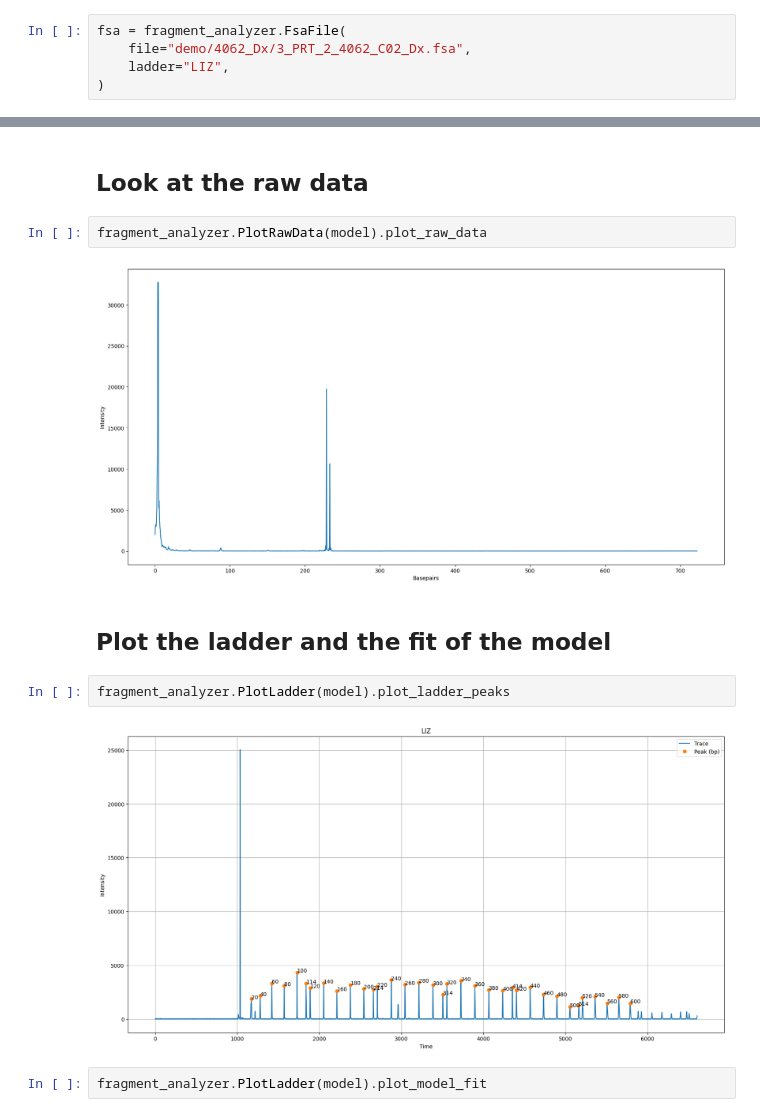
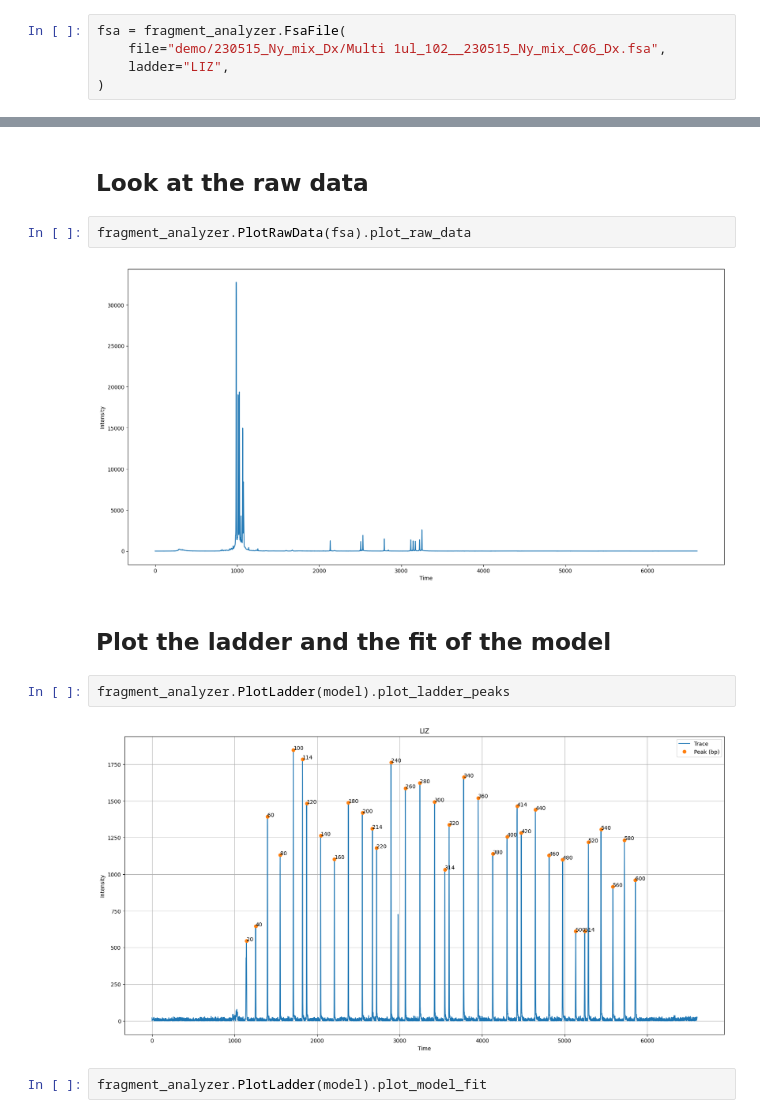
Before and after one commit to willros/ladder_map, a Jupyter notebook: tutorial_new.ipynb, the cells around one changed output, grey strips where cells are left out. Cells and saved outputs as stored; diff of their text form.

```diff
--- a/tutorial_new.ipynb
+++ b/tutorial_new.ipynb
@@ -12,7 +15,7 @@ import pandas as pd
 # Fsa file
 # %%
 fsa = fragment_analyzer.FsaFile(
-    file="demo/4062_Dx/3_PRT_2_4062_C02_Dx.fsa",
+    file="demo/230515_Ny_mix_Dx/Multi 1ul_102__230515_Ny_mix_C06_Dx.fsa",
     ladder="LIZ",
 )
 # %% [markdown]
@@ -45,15 +52,15 @@ model = fragment_analyzer.FitLadderModel(ladder_assigner)
 # %% [markdown]
 ## Look at the raw data
 # %%
-fragment_analyzer.PlotRawData(model).plot_raw_data
+fragment_analyzer.PlotRawData(fsa).plot_raw_data
 # %% [output]
-[figure, old version]
+[figure, new version]
 # %% [markdown]
 ## Plot the ladder and the fit of the model
 # %%
 fragment_analyzer.PlotLadder(model).plot_ladder_peaks
 # %% [output]
-[figure, old version]
+[figure, new version]
 # %%
 fragment_analyzer.PlotLadder(model).plot_model_fit
 # %% [output]
```
Also changed, not shown: parts of 10 cells of this notebook.
